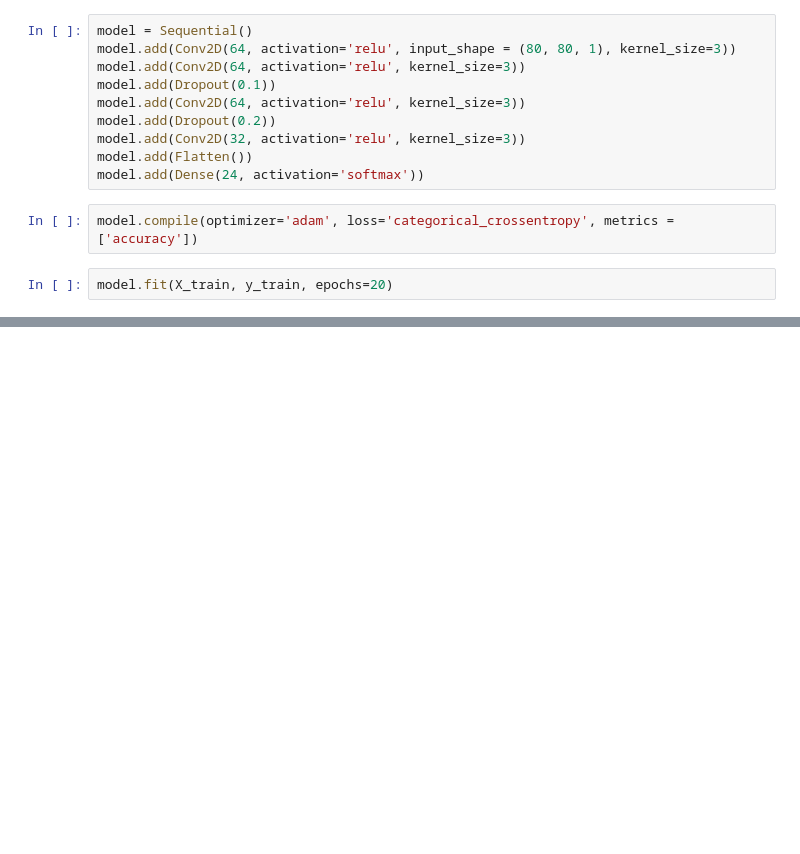
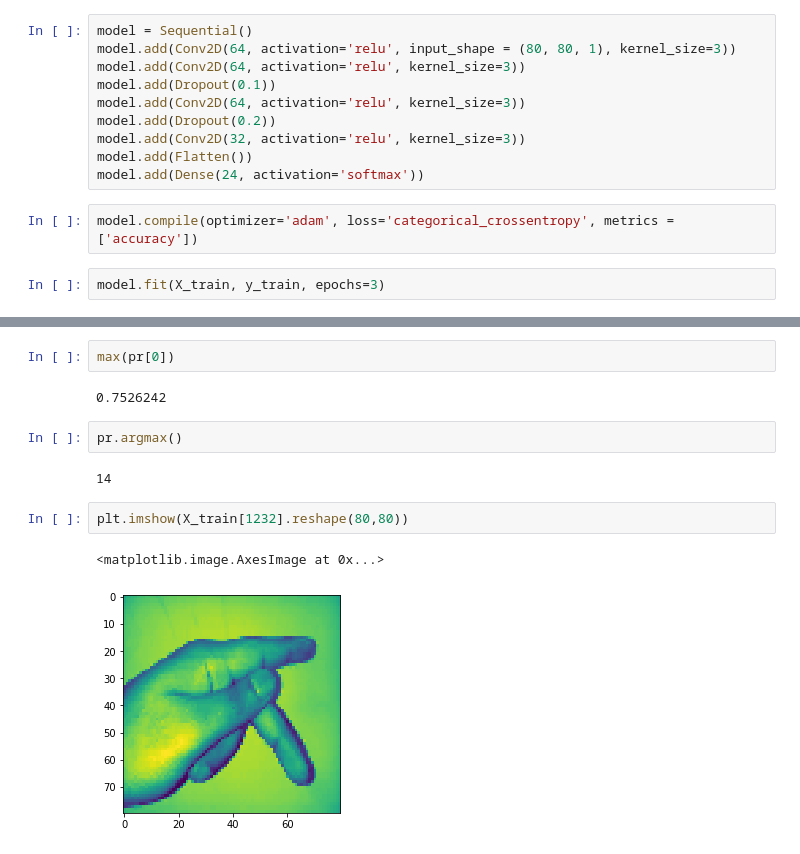
Before and after one commit to kuljeet98/ISL, a Jupyter notebook: Hand_alphabet_recognition.ipynb, the cells around one changed output, grey strips where cells are left out. Drawn from its saved outputs; the diff is of its cells as text; blank space fills up the shorter version.

```diff
--- a/Hand_alphabet_recognition.ipynb
+++ b/Hand_alphabet_recognition.ipynb
@@ -125,5 +125,5 @@ model.add(Dense(24, activation='softmax'))
 # %%
 model.compile(optimizer='adam', loss='categorical_crossentropy', metrics = ['accuracy'])
 # %%
-model.fit(X_train, y_train, epochs=20)
+model.fit(X_train, y_train, epochs=3)
 # %% [output]
@@ -130,0 +149,13 @@ Epoch 1/20
+# %%
+max(pr[0])
+# %% [output]
+0.7526242
+# %%
+pr.argmax()
+# %% [output]
+14
+# %%
+plt.imshow(X_train[1232].reshape(80,80))
+# %% [output]
+<matplotlib.image.AxesImage at 0x...>
+[figure, added]
```
Also changed, not shown: parts of 4 cells of this notebook.
